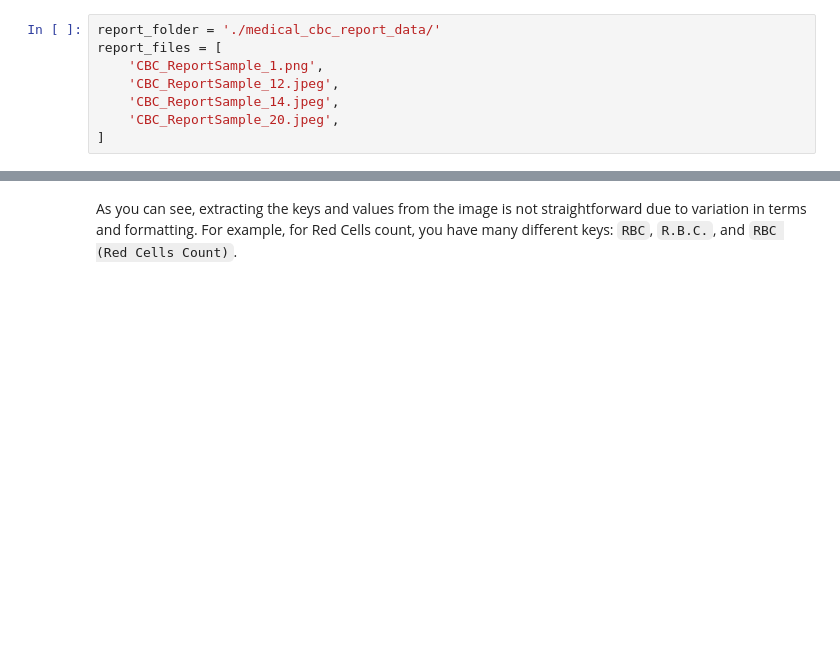
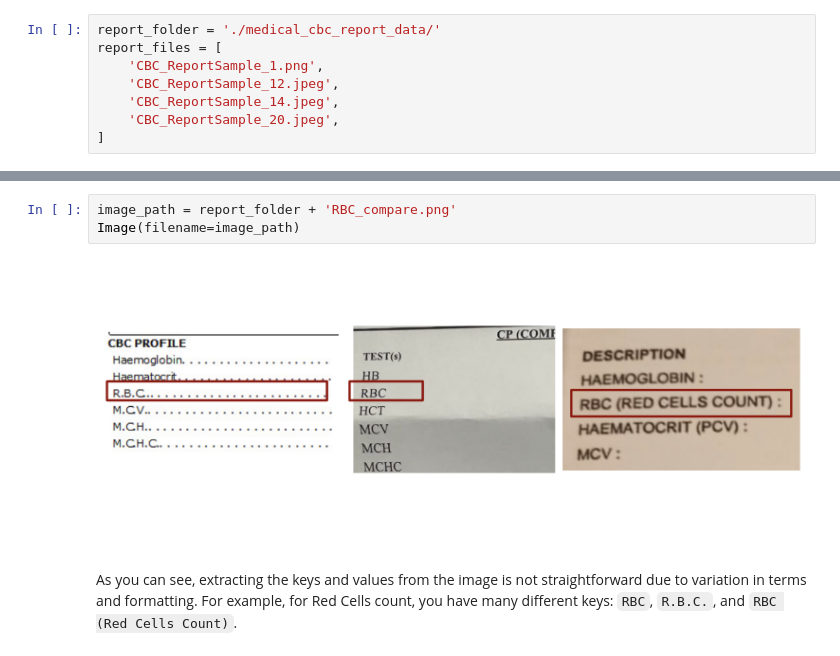
Before and after one commit to CambioML/any-parser, a Jupyter notebook: examples/extract_key_values_from_cbc_reports_in_different_layout.ipynb, the cells around one changed output, grey strips where cells are left out. Saved outputs shown, nothing was run; the diff lists cells and outputs as text; blank space fills up the shorter version.

```diff
--- a/examples/extract_key_values_from_cbc_reports_in_different_layout.ipynb
+++ b/examples/extract_key_values_from_cbc_reports_in_different_layout.ipynb
@@ -65,3 +51,8 @@ display(*images)
+# %%
+image_path = report_folder + 'RBC_compare.png'
+Image(filename=image_path)
+# %% [output]
+[figure, added]
 # %% [markdown]
 As you can see, extracting the keys and values from the image is not straightforward due to variation in terms and formatting. For example, for Red Cells count, you have many different keys: `RBC`, `R.B.C.`, and `RBC (Red Cells Count)`.
 # %% [markdown]
```
Also changed, not shown: parts of 7 cells of this notebook, 1 other file.
